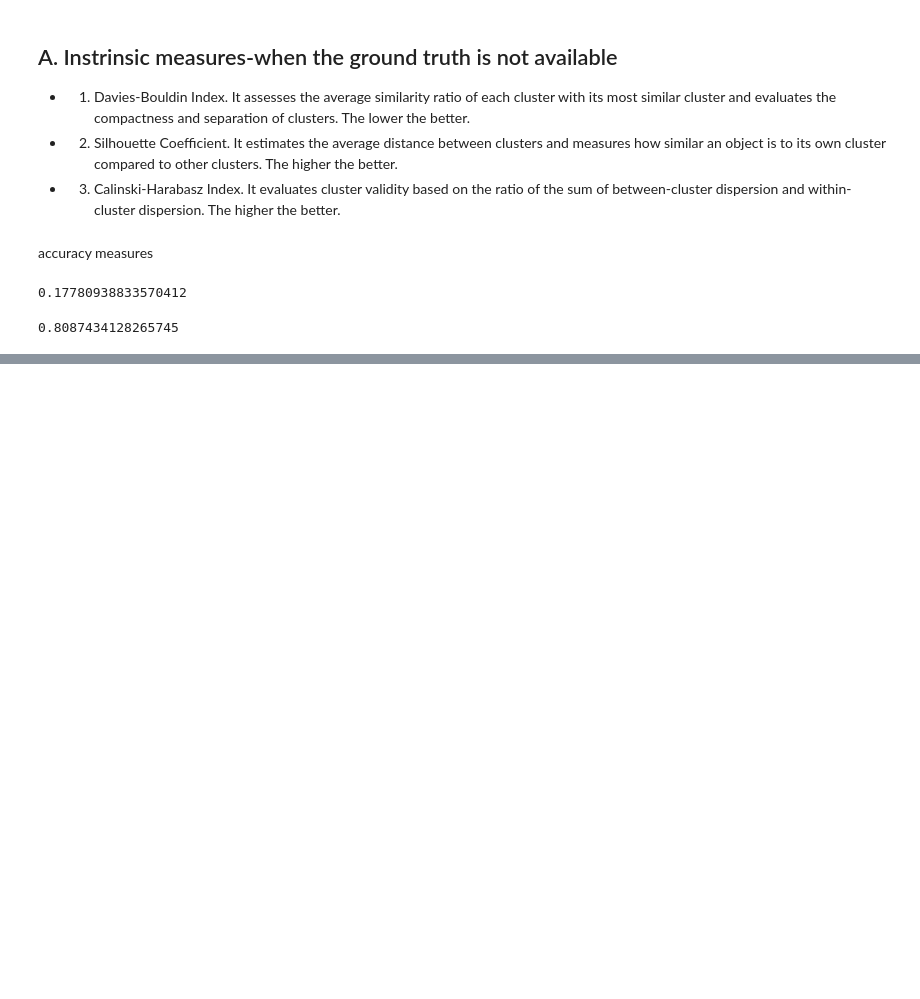
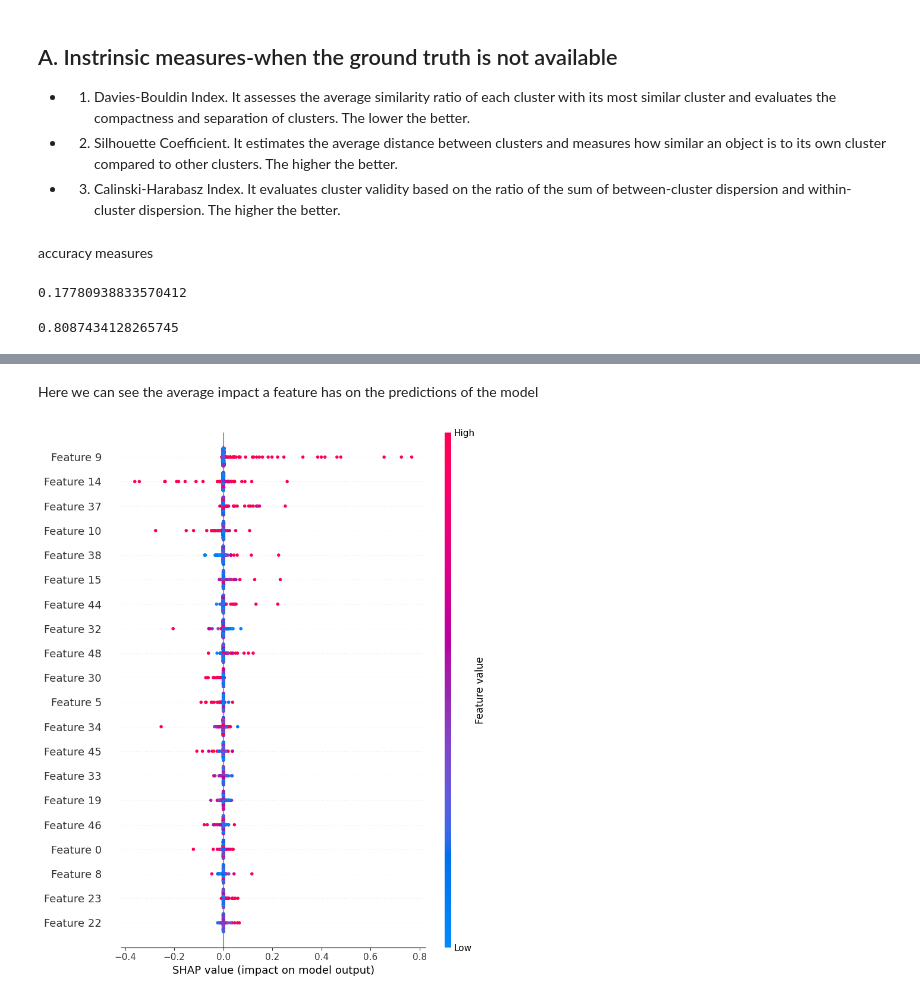
Before and after one commit to Revanchist317/ATiML-Project, a Jupyter notebook: PASCAL_constrained_clustering.ipynb, the cells around one changed output, grey strips where cells are left out. Cells and saved outputs as stored; diff of their text form; code cells hidden in the pictures; blank space fills up the shorter version.

```diff
--- a/PASCAL_constrained_clustering.ipynb
+++ b/PASCAL_constrained_clustering.ipynb
@@ -848,0 +908,7 @@ sklearn.metrics.rand_score(y_train_one_int, np.array(clusters_VBOW))
+# %% [markdown]
+Here we can see the average impact a feature has on the predictions of the model
+# %%
+# create a beeswarm plot
+shap.summary_plot(shap_values, features)
+# %% [output]
+[figure, added]
```
Also changed, not shown: parts of 15 cells of this notebook, 1 other file.
